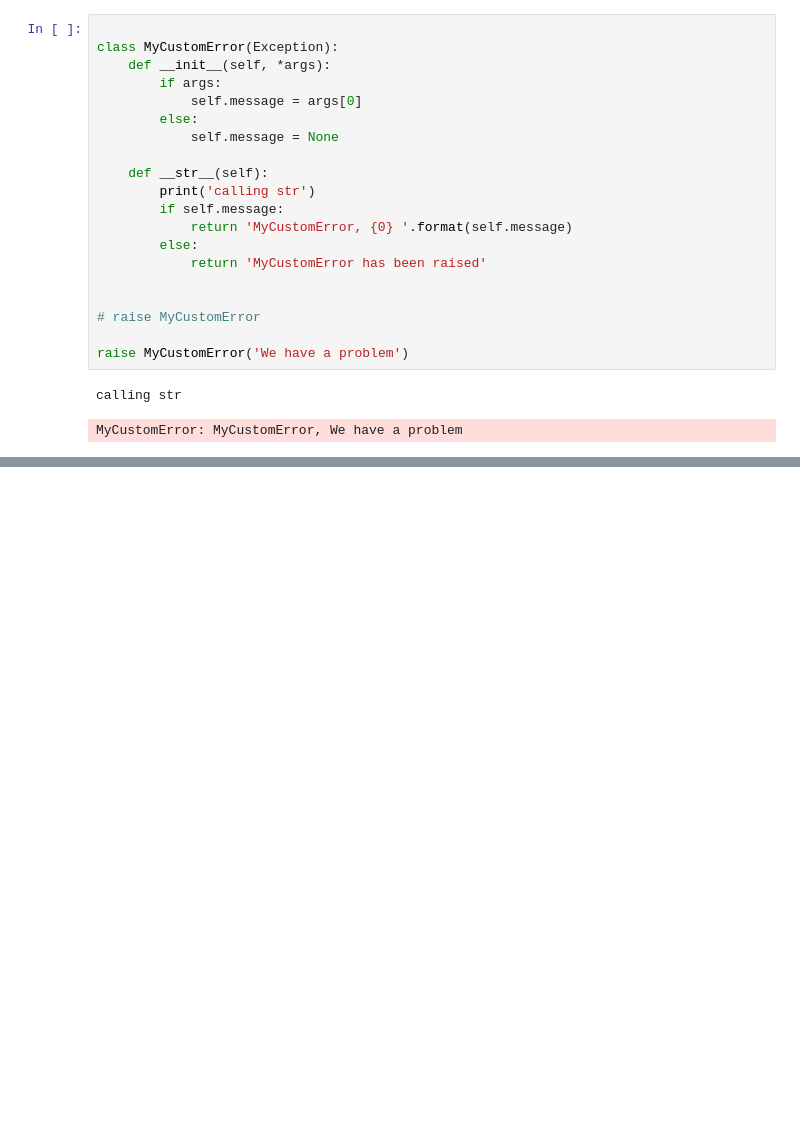
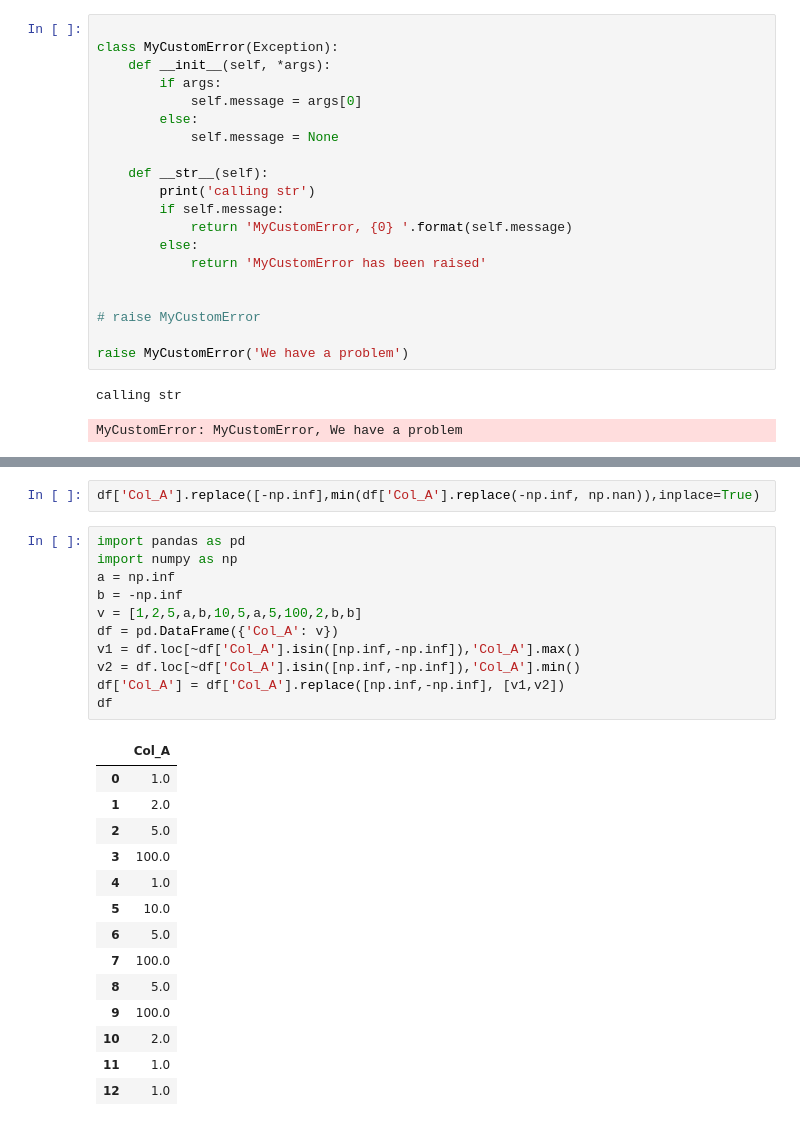
Before and after one commit to QPeiran/pipe-to-gbq, a Jupyter notebook: sandbox.ipynb, the cells around one changed output, grey strips where cells are left out. Drawn from its saved outputs; the diff is of its cells as text; blank space fills up the shorter version.

```diff
--- a/sandbox.ipynb
+++ b/sandbox.ipynb
@@ -569,0 +594,28 @@ MyCustomError: MyCustomError, We have a problem
+# %%
+df['Col_A'].replace([-np.inf],min(df['Col_A'].replace(-np.inf, np.nan)),inplace=True)
+# %%
+import pandas as pd
+import numpy as np
+a = np.inf
+b = -np.inf
+v = [1,2,5,a,b,10,5,a,5,100,2,b,b]
+df = pd.DataFrame({'Col_A': v})
+v1 = df.loc[~df['Col_A'].isin([np.inf,-np.inf]),'Col_A'].max()
+v2 = df.loc[~df['Col_A'].isin([np.inf,-np.inf]),'Col_A'].min()
+df['Col_A'] = df['Col_A'].replace([np.inf,-np.inf], [v1,v2])
+df
+# %% [output]
+|  | Col_A |
+| 0 | 1.0 |
+| 1 | 2.0 |
+| 2 | 5.0 |
+| 3 | 100.0 |
+| 4 | 1.0 |
+| 5 | 10.0 |
+| 6 | 5.0 |
+| 7 | 100.0 |
+| 8 | 5.0 |
+| 9 | 100.0 |
+| 10 | 2.0 |
+| 11 | 1.0 |
+| 12 | 1.0 |
```
Also changed, not shown: parts of 3 cells of this notebook, 4 other files.
